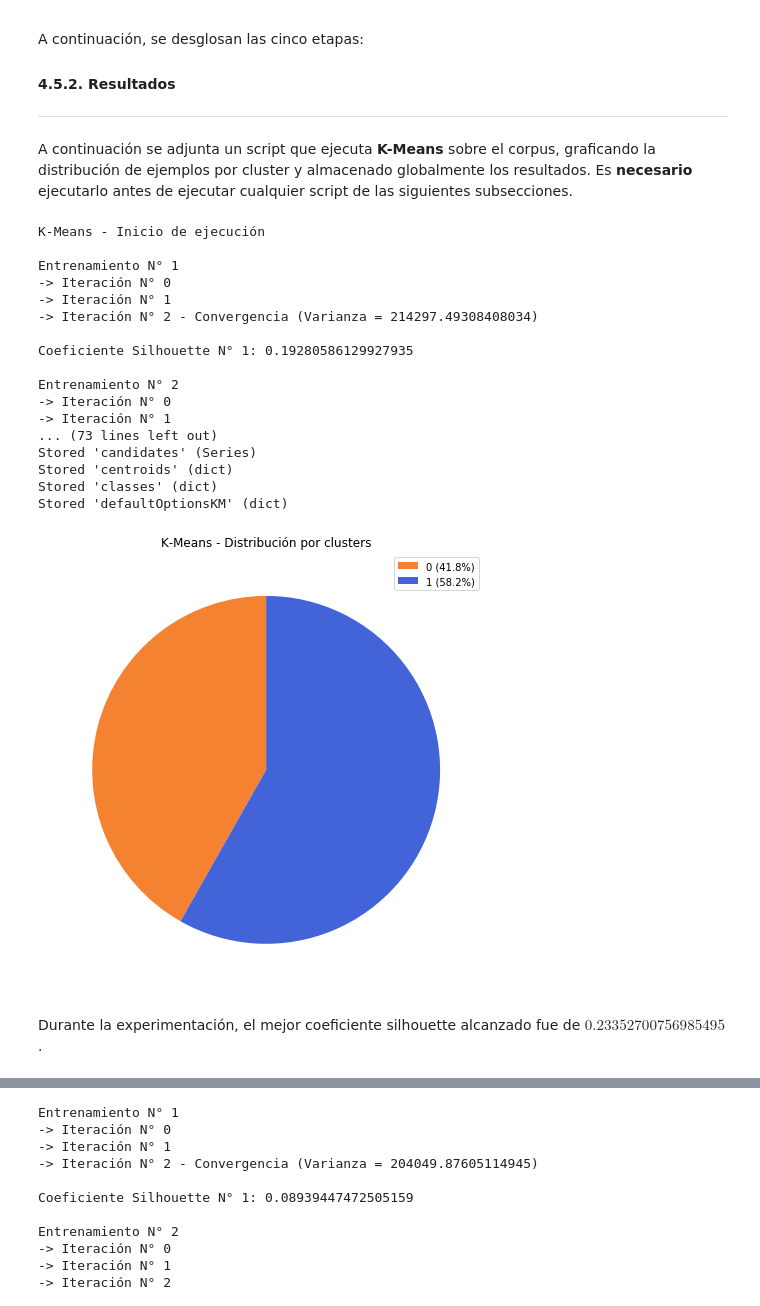
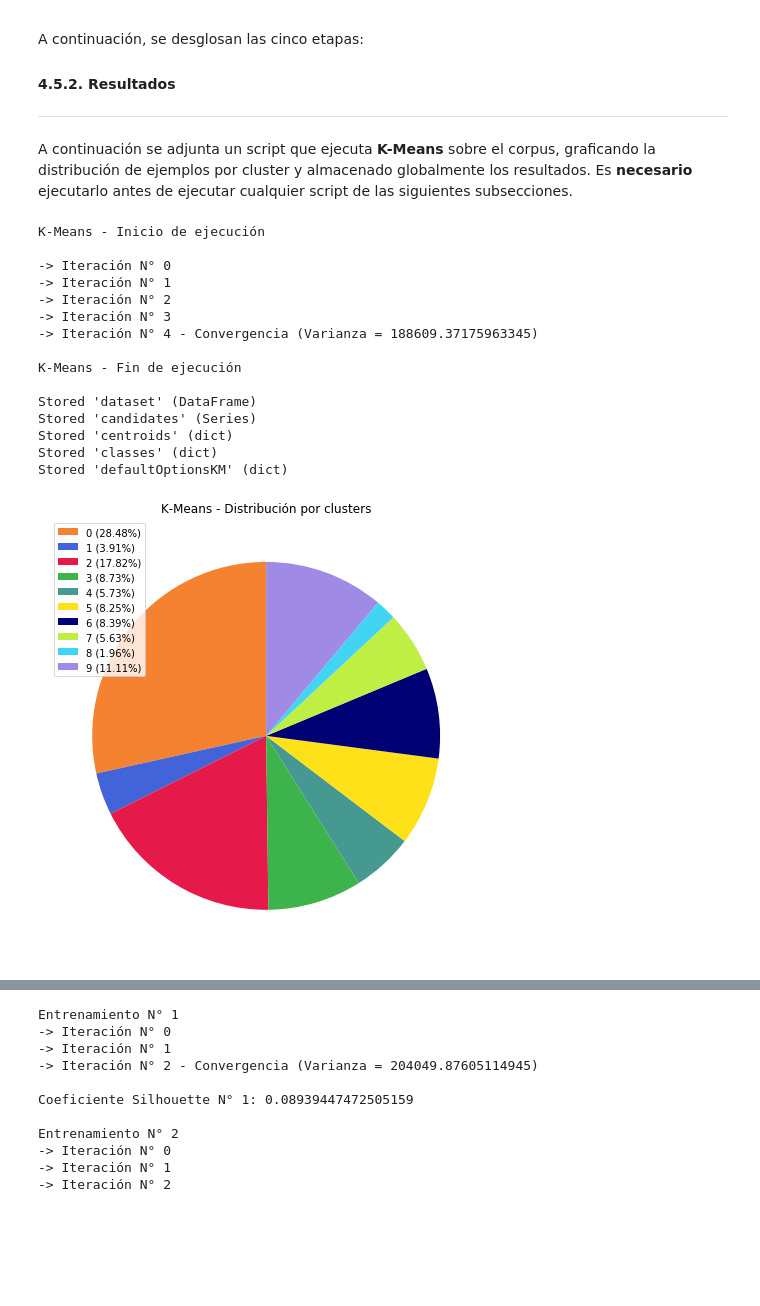
Before and after one commit to leanuy/aprendaut2019, a Jupyter notebook: lab4/notebook/notebook.ipynb, the cells around one changed output, grey strips where cells are left out. Drawn from its saved outputs; the diff is of its cells as text; code cells hidden in the pictures; blank space fills up the shorter version.

```diff
--- a/lab4/notebook/notebook.ipynb
+++ b/lab4/notebook/notebook.ipynb
@@ -520,12 +538,12 @@ import processing.reader as reader
 import plotting.kMeansPlotting as kMeansPlotting
 
 # Cantidad de clusters en los que partir (EJ: 2,3,5,10)
-k = 2
+k = 10
 
 # Cantidad de ejecuciones de K-Means (de ser mayor a 1, calcula para cada una el coeficiente de Silhouette
 # y guarda aquel conjunto de clusters con el coeficiente más alto)
 ## Advertencia: Silhouette demora segundos en ejecutar.
-executions = 10
+executions = 1
 
 # Leer dataset de respuestas a encuesta
 candidates, dataset = reader.readDataset('../' + DATA_ENCUESTAS)
@@ -538,40 +556,36 @@ defaultOptionsKM = {
     'candidate_division': CandidateDivision.PARTIES,
     'from_notebook': True
 }
 
 print('K-Means - Inicio de ejecución')
 
 # Aplicar K-Means
 centroids, classes = k_means.k_means(dataset, k, defaultOptionsKM, candidates)
 
 print('K-Means - Fin de ejecución')
 print()
 
 %store dataset
 %store candidates
 %store centroids
 %store classes
 %store defaultOptionsKM
 
 kMeansPlotting.plotKMeans(dataset, candidates, centroids, classes, defaultOptionsKM)
 # %% [output]
 K-Means - Inicio de ejecución
 
-Entrenamiento N° 1
 -> Iteración N° 0
 -> Iteración N° 1
--> Iteración N° 2 - Convergencia (Varianza = 214297.49308408034)
+-> Iteración N° 2
+-> Iteración N° 3
+-> Iteración N° 4 - Convergencia (Varianza = 188609.37175963345)
 
-Coeficiente Silhouette N° 1: 0.19280586129927935
+K-Means - Fin de ejecución
 
-Entrenamiento N° 2
--> Iteración N° 0
--> Iteración N° 1
-... (73 lines left out)
+Stored 'dataset' (DataFrame)
 Stored 'candidates' (Series)
 Stored 'centroids' (dict)
 Stored 'classes' (dict)
 Stored 'defaultOptionsKM' (dict)
-[figure, old version]
+[figure, new version]
-# %% [markdown]
-Durante la experimentación, el mejor coeficiente silhouette alcanzado fue de $0.23352700756985495$.
```
Also changed, not shown: parts of 21 cells of this notebook, 1 other file.
